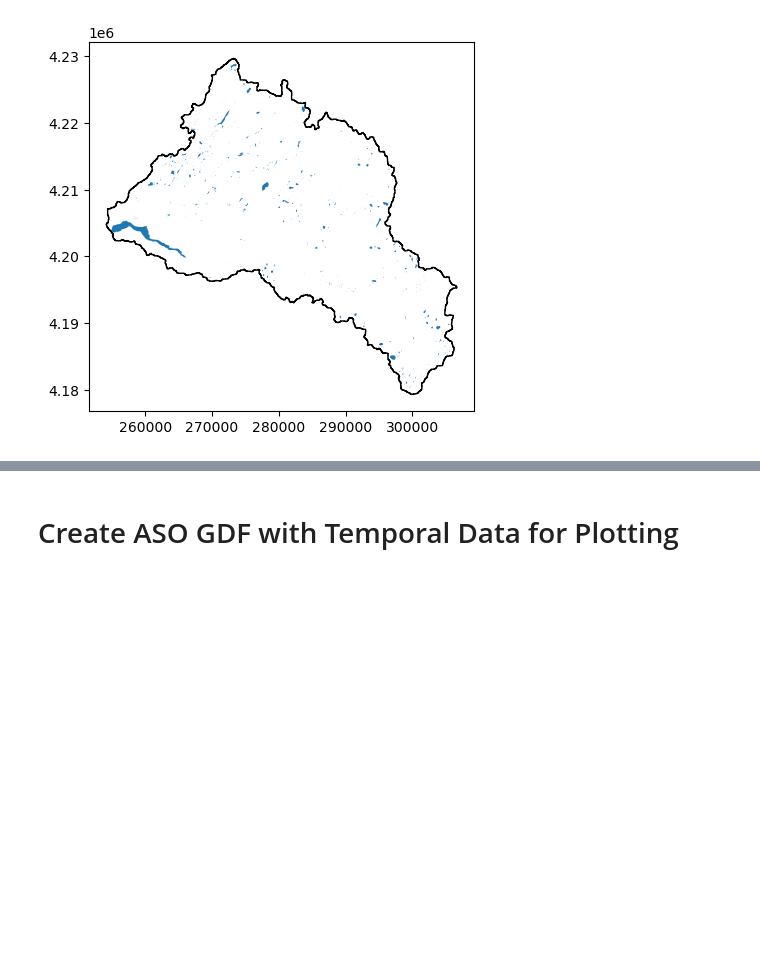
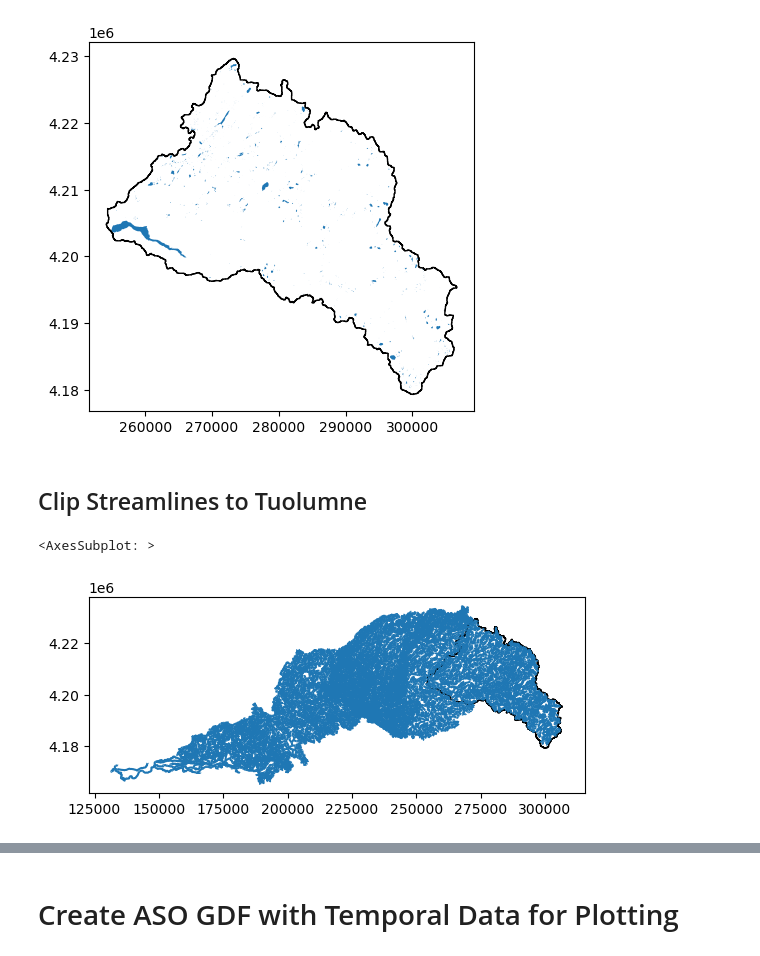
Before and after one commit to bessoh2/icesat2_sr, a Jupyter notebook: notebooks/AUX_dataclean.ipynb, the cells around one changed output, grey strips where cells are left out. Saved outputs shown, nothing was run; the diff lists cells and outputs as text; code cells hidden in the pictures; blank space fills up the shorter version.

```diff
--- a/notebooks/AUX_dataclean.ipynb
+++ b/notebooks/AUX_dataclean.ipynb
@@ -264,7 +264,7 @@ with open(outline_fn, 'wb') as f:
 # %% [markdown]
 # Clip Lakes to Tuolumne
 # %%
-outline_gdf = pickle.load(open('../../data/site_outlines/tuolumne_outline_32611', 'rb'))
+outline_gdf = pickle.load(open('../../data/site_outlines/tuolumne_outline_32611.pkl', 'rb'))
 # %%
 lakes = gpd.read_file('../../data/site_outlines/California_Lakes.geojson')
 # %%
@@ -284,3 +284,16 @@ out_fn = '../../data/site_outlines/lakes_tuolumne.pkl'
 
 with open(out_fn, 'wb') as f:
     pickle.dump(lakes, f)
+# %% [markdown]
+## Clip Streamlines to Tuolumne
+# %%
+streamlines = gpd.read_file('../../data/misc/NHD_H_18040009_HU8_Shape/Shape/NHDFlowline.shp')
+# %%
+streamlines = streamlines.to_crs('epsg:32611')
+# %%
+fig, ax = plt.subplots()
+streamlines.plot(ax=ax)
+outline_gdf.plot(ax=ax, facecolor='none', edgecolor='k')
+# %% [output]
+<AxesSubplot: >
+[figure, added]
```
Also changed, not shown: parts of 8 cells of this notebook, 4 other files.
